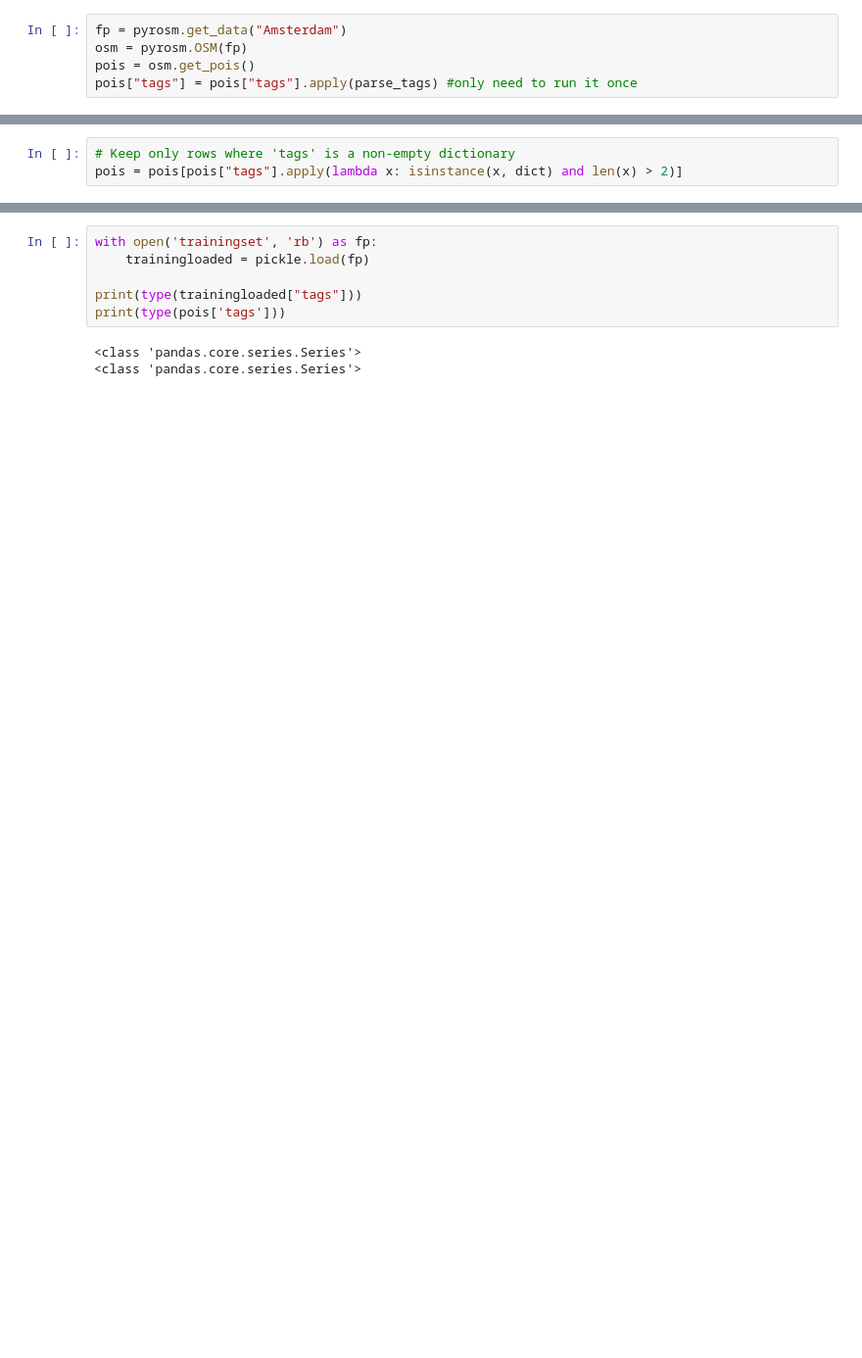
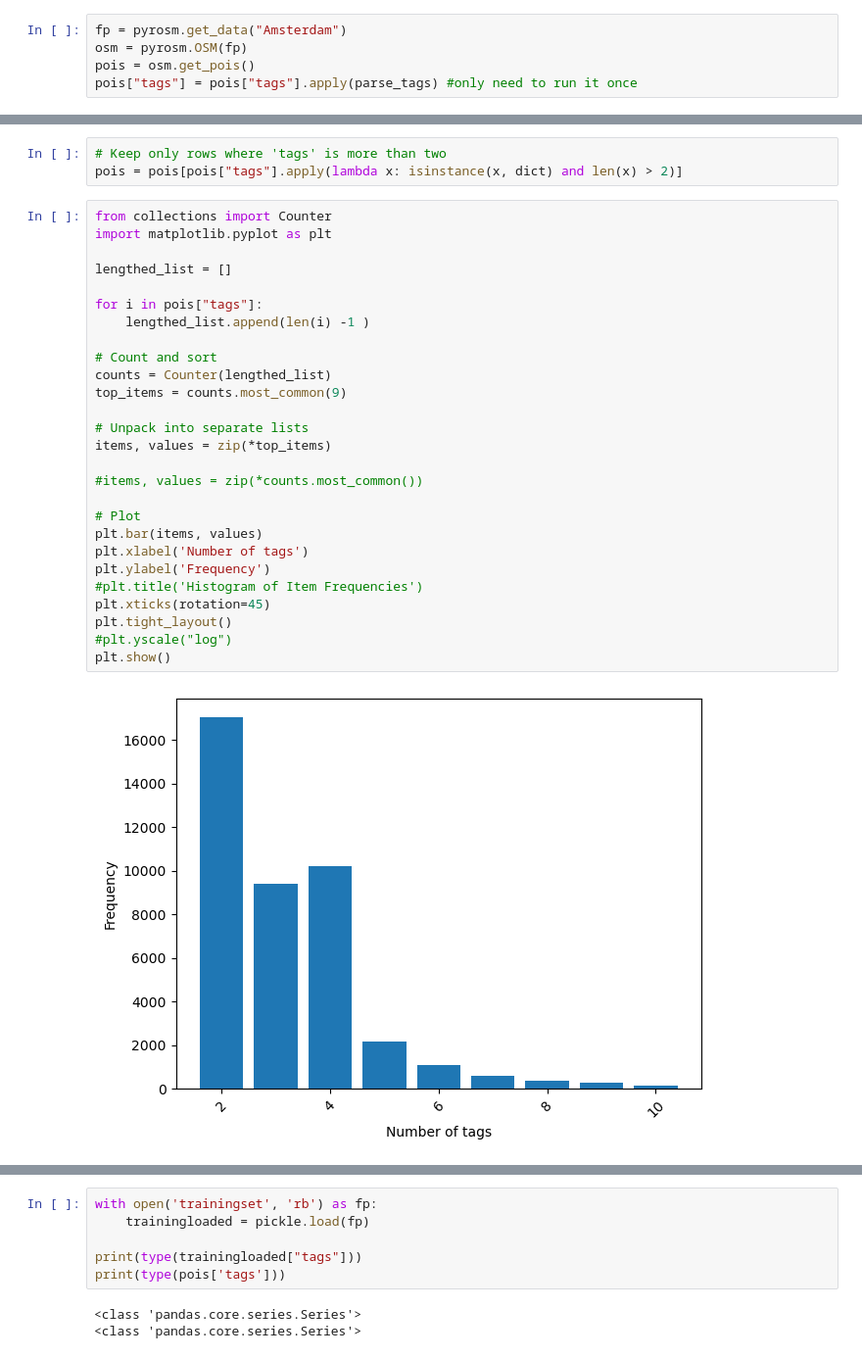
Before and after one commit to Y0t4n/Openstreetmap_Random_Forest, a Jupyter notebook: traintest.ipynb, the cells around one changed output, grey strips where cells are left out. Shown at 98% size. Saved outputs shown, nothing was run; the diff lists cells and outputs as text; blank space fills up the shorter version.

```diff
--- a/traintest.ipynb
+++ b/traintest.ipynb
@@ -86,6 +87,35 @@ Len all tags: 1317, Len good tags: 401
 # %%
-# Keep only rows where 'tags' is a non-empty dictionary
+# Keep only rows where 'tags' is more than two
 pois = pois[pois["tags"].apply(lambda x: isinstance(x, dict) and len(x) > 2)]
+# %%
+from collections import Counter
+import matplotlib.pyplot as plt
+
+lengthed_list = []
+
+for i in pois["tags"]:
+    lengthed_list.append(len(i) -1 )
+
+# Count and sort
+counts = Counter(lengthed_list)
+top_items = counts.most_common(9)
+
+# Unpack into separate lists
+items, values = zip(*top_items)
+
+#items, values = zip(*counts.most_common())
+
+# Plot
+plt.bar(items, values)
+plt.xlabel('Number of tags')
+plt.ylabel('Frequency')
+#plt.title('Histogram of Item Frequencies')
+plt.xticks(rotation=45)
+plt.tight_layout()
+#plt.yscale("log")
+plt.show()
+# %% [output]
+[figure, added]
 # %%
 final_train,  final_test = train_test_split(pois, test_size=0.2)
 print(len(final_train["tags"]))
```
Also changed, not shown: parts of 4 cells of this notebook, 6 other files.
